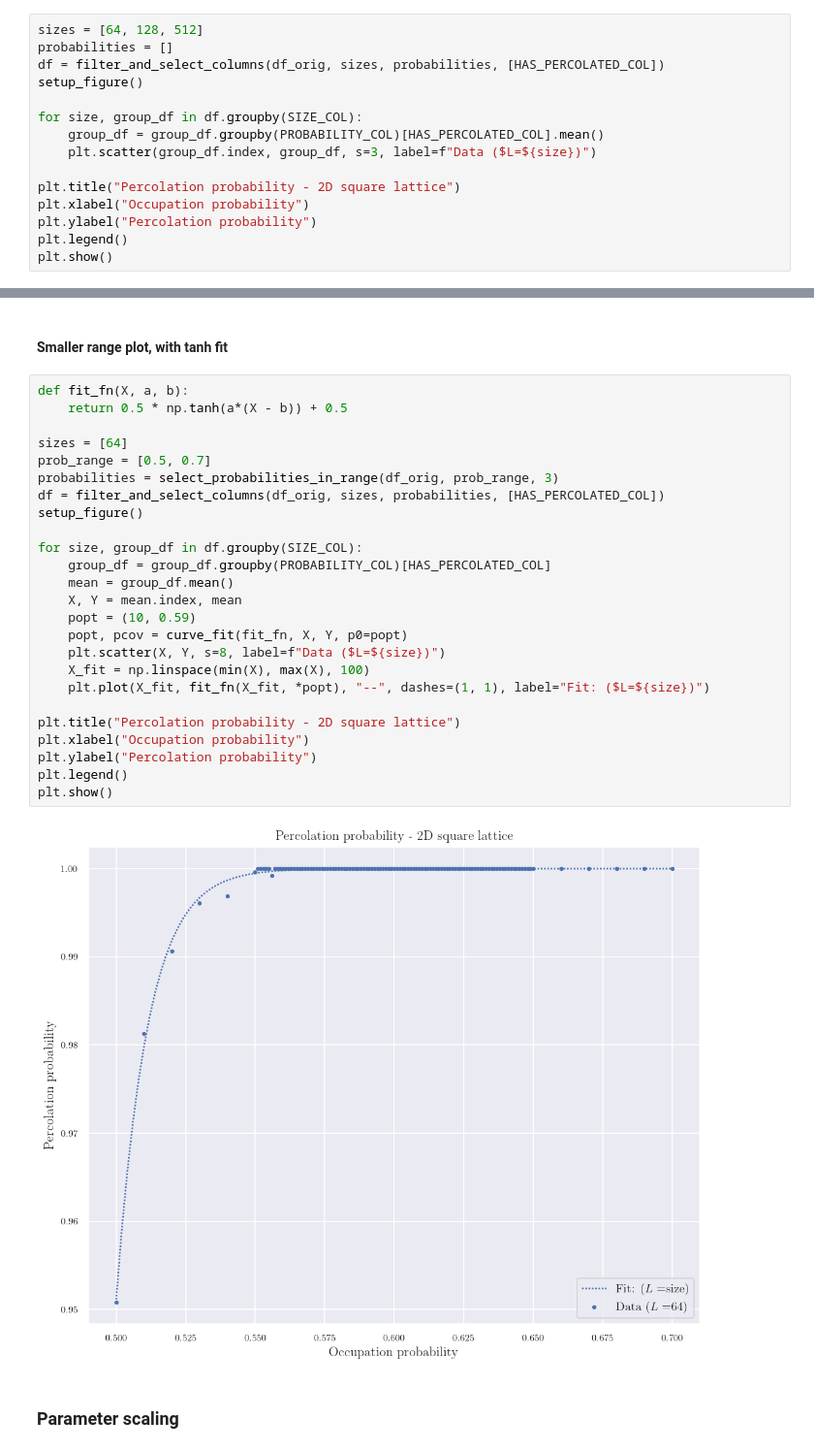
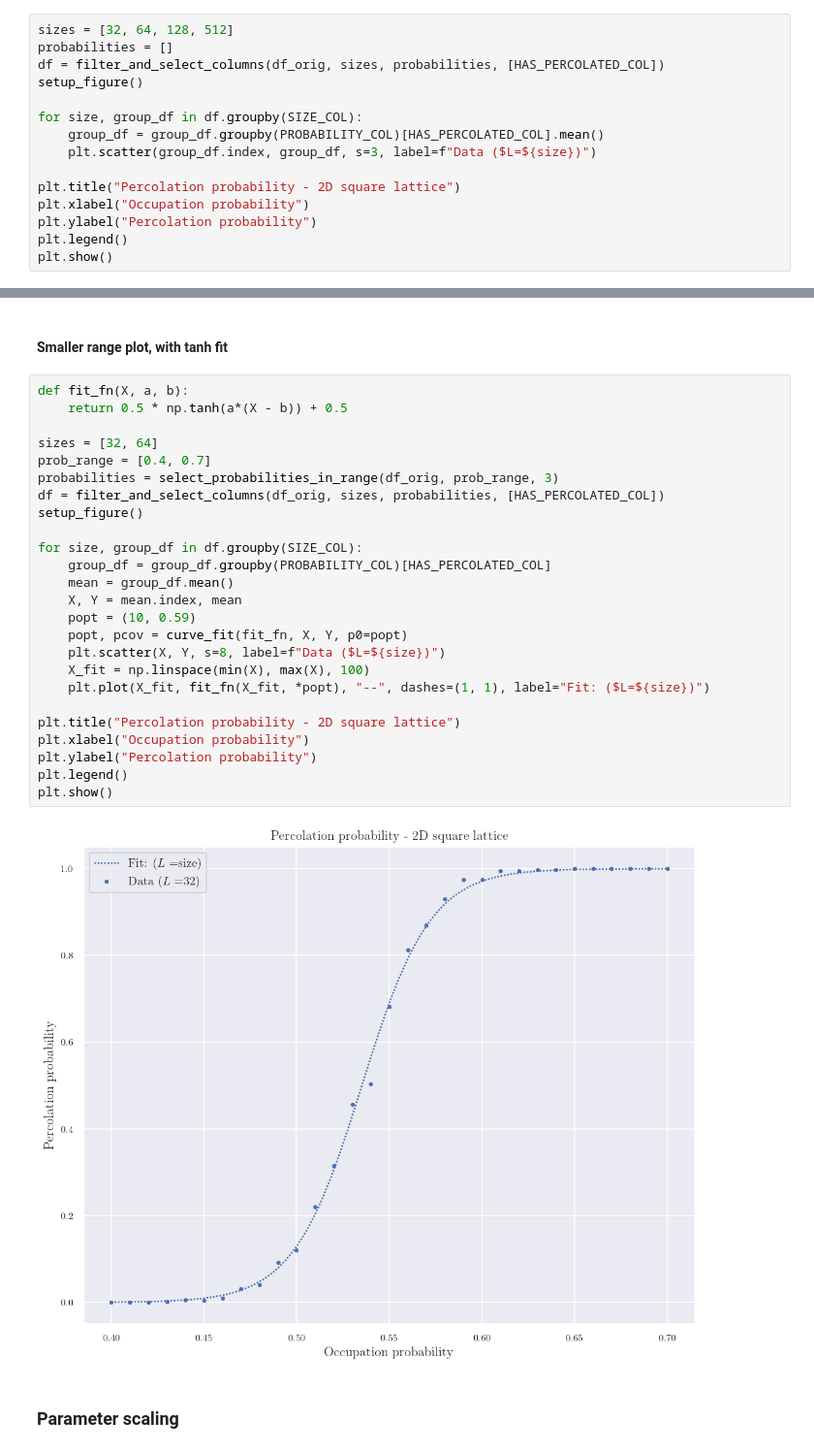
Before and after one commit to alansammarone/musk, a Jupyter notebook: notebooks/percolation_2d_analysis.ipynb, the cells around one changed output, grey strips where cells are left out. Shown: that part at 97% size. Drawn from its saved outputs; the diff is of its cells as text.

```diff
--- a/notebooks/percolation_2d_analysis.ipynb
+++ b/notebooks/percolation_2d_analysis.ipynb
@@ -121,7 +121,7 @@ df_orig = DataFrame.from_records(rows)
 # %% [markdown]
 #### General data plot
 # %%
-sizes = [64, 128, 512]
+sizes = [32, 64, 128, 512]
 probabilities = []
 df = filter_and_select_columns(df_orig, sizes, probabilities, [HAS_PERCOLATED_COL])
 setup_figure()
@@ -142,30 +142,30 @@ plt.show()
 # %%
 def fit_fn(X, a, b):
     return 0.5 * np.tanh(a*(X - b)) + 0.5
 
-sizes = [64]
-prob_range = [0.5, 0.7]
+sizes = [32, 64]
+prob_range = [0.4, 0.7]
 probabilities = select_probabilities_in_range(df_orig, prob_range, 3)
 df = filter_and_select_columns(df_orig, sizes, probabilities, [HAS_PERCOLATED_COL])
 setup_figure()
 
 for size, group_df in df.groupby(SIZE_COL):
     group_df = group_df.groupby(PROBABILITY_COL)[HAS_PERCOLATED_COL]
     mean = group_df.mean()
     X, Y = mean.index, mean
     popt = (10, 0.59)
     popt, pcov = curve_fit(fit_fn, X, Y, p0=popt)
     plt.scatter(X, Y, s=8, label=f"Data ($L=${size})")
     X_fit = np.linspace(min(X), max(X), 100)
     plt.plot(X_fit, fit_fn(X_fit, *popt), "--", dashes=(1, 1), label="Fit: ($L=${size})")
 
 plt.title("Percolation probability - 2D square lattice")
 plt.xlabel("Occupation probability")
 plt.ylabel("Percolation probability")
 plt.legend()
 plt.show()
 # %% [output]
-[figure, old version]
+[figure, new version]
 # %% [markdown]
 ### Parameter scaling
 # %%
```
Also changed, not shown: parts of 3 cells of this notebook, 2 other files.
